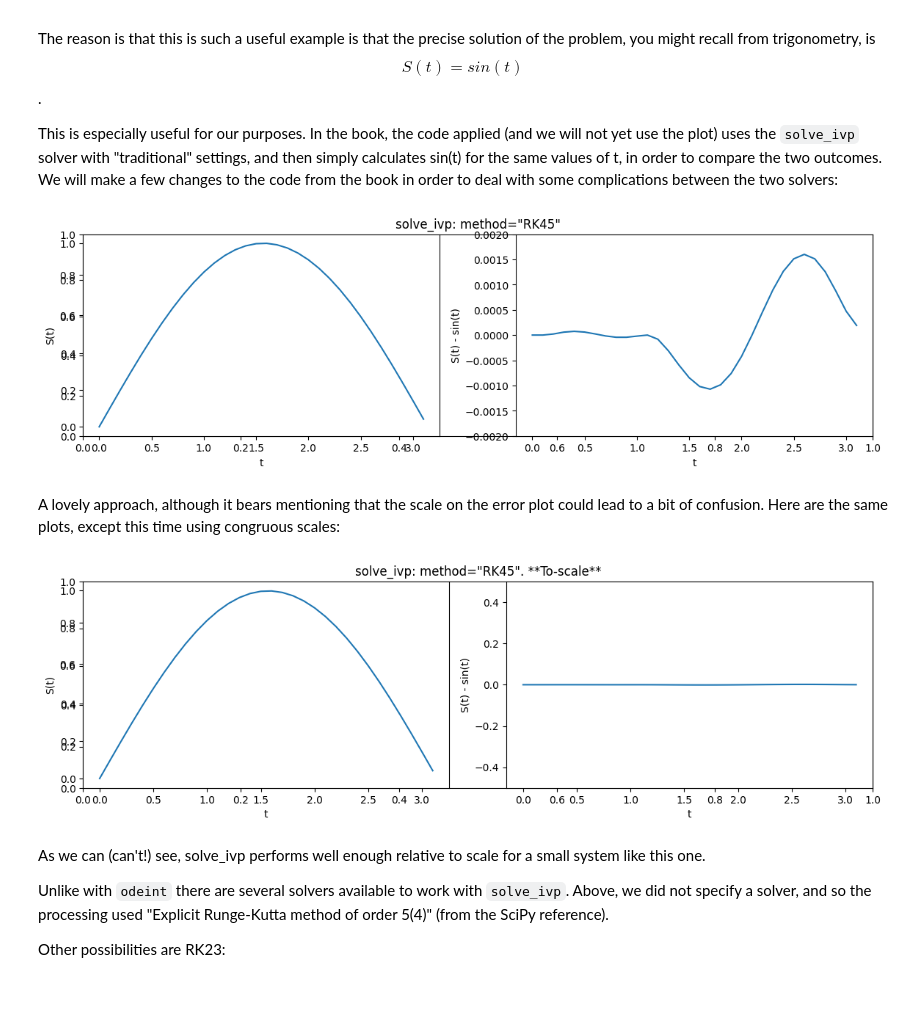
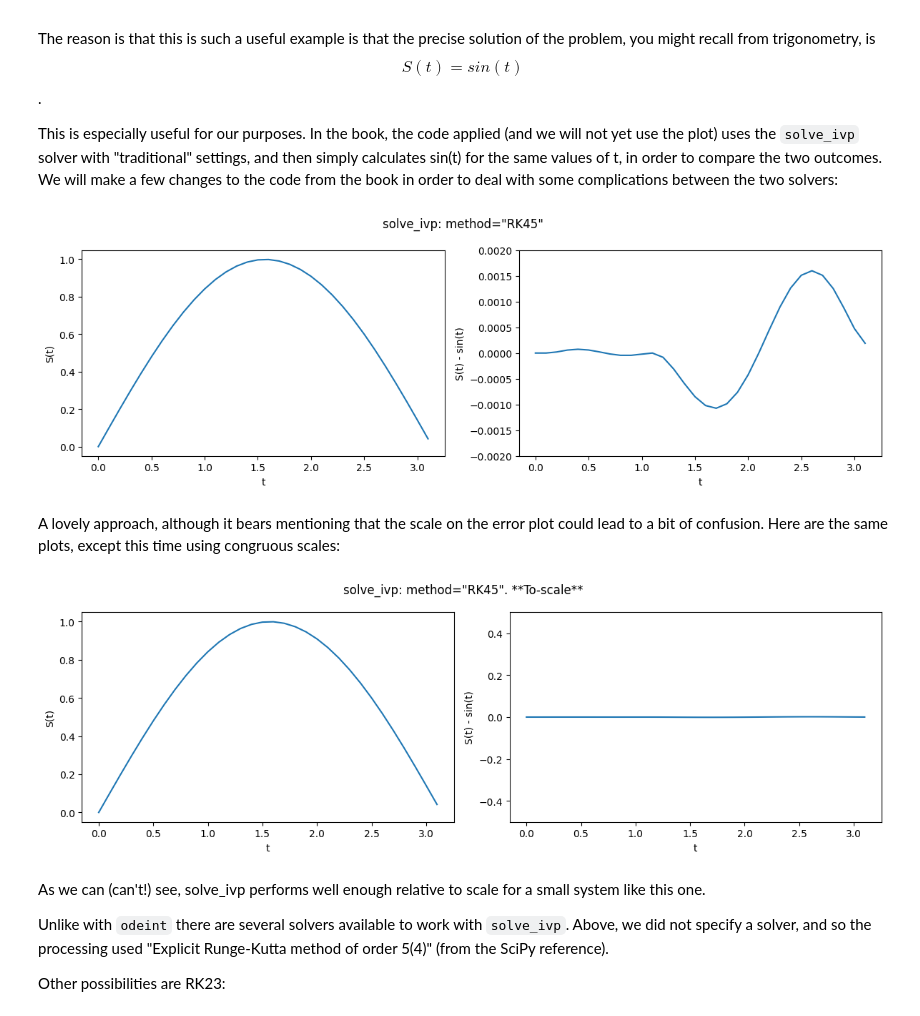
Before and after one commit to peterdresslar/scipy-differential, a Jupyter notebook: ScipyDifferential.ipynb, the cells around one changed output. Cells and saved outputs as stored; diff of their text form; code cells hidden in the pictures.

Commit message:
fix plots!

```diff
--- a/ScipyDifferential.ipynb
+++ b/ScipyDifferential.ipynb
@@ -35,40 +35,40 @@ from scipy.integrate import solve_ivp
 def cos_func(t, S):  # avoid using lambda function since the signatures are a bit confusing
     """
     A function for solve_ivp.
     """
     # this system is state-independent and S is unused. it is still required for solve_ivp.
     return [np.cos(t)]  # some solvers require a list of functions
 
 t_eval = np.arange(0, np.pi, 0.1)
 solution = solve_ivp(cos_func, [0, np.pi], [0], t_eval=t_eval)
 
 # relevant here, within solution we have:
 # t: the time values
 # y: the solution values
 # sol: the solution values as an array
 # success: a boolean indicating whether the solver was successful
 # message: a message from the solverA
 
 plt.figure(figsize = (12, 4))
-plt.title('solve_ivp: method="RK45"')
+plt.suptitle('solve_ivp: method="RK45"')
 plt.subplot(121)
 plt.plot(solution.t, solution.y[0])
 plt.xlabel('t')
 plt.ylabel('S(t)')
 plt.subplot(122)
 plt.plot(solution.t, solution.y[0] - np.sin(solution.t))
 plt.xlabel('t')
 plt.ylabel('S(t) - sin(t)')
 plt.ylim(-0.002, 0.002)
 plt.tight_layout()
 plt.show()
 # %% [output]
-[figure, old version]
+[figure, new version]
 # %% [markdown]
 A lovely approach, although it bears mentioning that the scale on the error plot could lead to a bit of confusion. Here are the same plots, except this time using congruous scales:
 # %%
 plt.figure(figsize = (12, 4))
-plt.title('solve_ivp: method="RK45". **To-scale**')
+plt.suptitle('solve_ivp: method="RK45". **To-scale**')
 plt.subplot(121)
 plt.plot(solution.t, solution.y[0])
 plt.xlabel('t')
@@ -81,7 +81,7 @@ plt.ylim(-0.5, 0.5)
 plt.tight_layout()
 plt.show()
 # %% [output]
-[figure, old version]
+[figure, new version]
 # %% [markdown]
 As we can (can't!) see, solve_ivp performs well enough relative to scale for a small system like this one.
 
```
Also changed, not shown: parts of 6 cells of this notebook.
